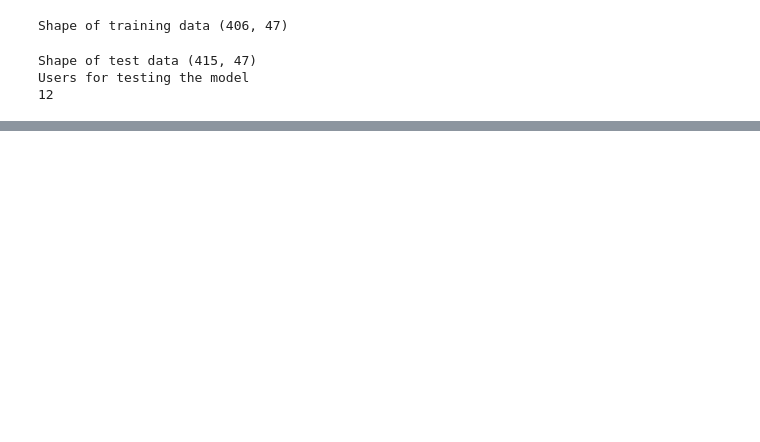
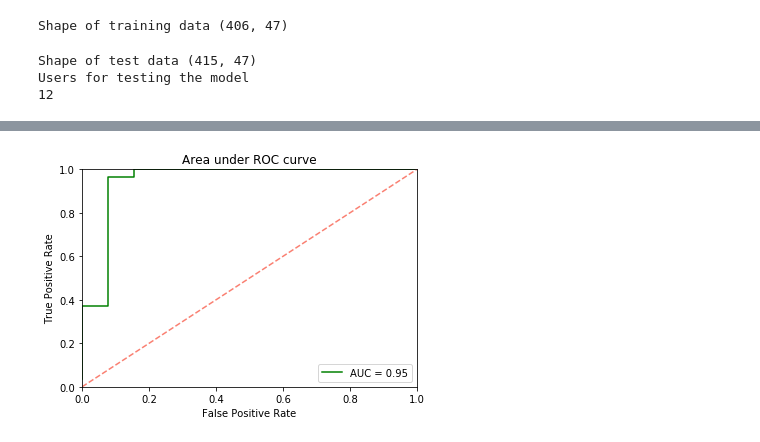
Before and after one commit to bkommineni/Activity-Recognition-Using-Sensordata, a Jupyter notebook: LogisticRegression/LogisticRegression3train12test.ipynb, the cells around one changed output, grey strips where cells are left out. Drawn from its saved outputs; the diff is of its cells as text; code cells hidden in the pictures; blank space fills up the shorter version.

```diff
--- a/LogisticRegression/LogisticRegression3train12test.ipynb
+++ b/LogisticRegression/LogisticRegression3train12test.ipynb
@@ -252,0 +232,30 @@ plt.show()
+# %%
+#Area under ROC with predict probas
+from sklearn.metrics import roc_curve
+from sklearn.metrics import auc
+from sklearn.preprocessing import LabelEncoder
+import matplotlib.pyplot as plt
+
+y_test_binary = encode_label(Y_test_small)
+# y_predict_binary = encode_label(predict)
+
+probas_ = lr_prob.predict_proba(X_test_small)
+# Compute fpr, tpr, thresholds and roc auc
+fpr, tpr, thresholds = roc_curve(y_test_binary, probas_[:, 1])
+roc_auc = auc(fpr, tpr)
+
+# Plot ROC curve
+plt.plot(fpr, tpr, label='AUC = %0.2f' % roc_auc, color="green")
+# plt.plot(fpr, tpr, lw=1, alpha=0.3,
+#              label='ROC fold (AUC = %0.2f)' % (roc_auc))
+
+plt.plot([0, 1], [0, 1], 'k--', color="salmon")  # random predictions curve, 50% accuracy
+plt.xlim([0.0, 1.0])
+plt.ylim([0.0, 1.0])
+plt.xlabel('False Positive Rate')
+plt.ylabel('True Positive Rate')
+plt.title('Area under ROC curve')
+plt.legend(loc="lower right")
+plt.show()
+# %% [output]
+[figure, added]
```
Also changed, not shown: parts of 9 cells of this notebook.
